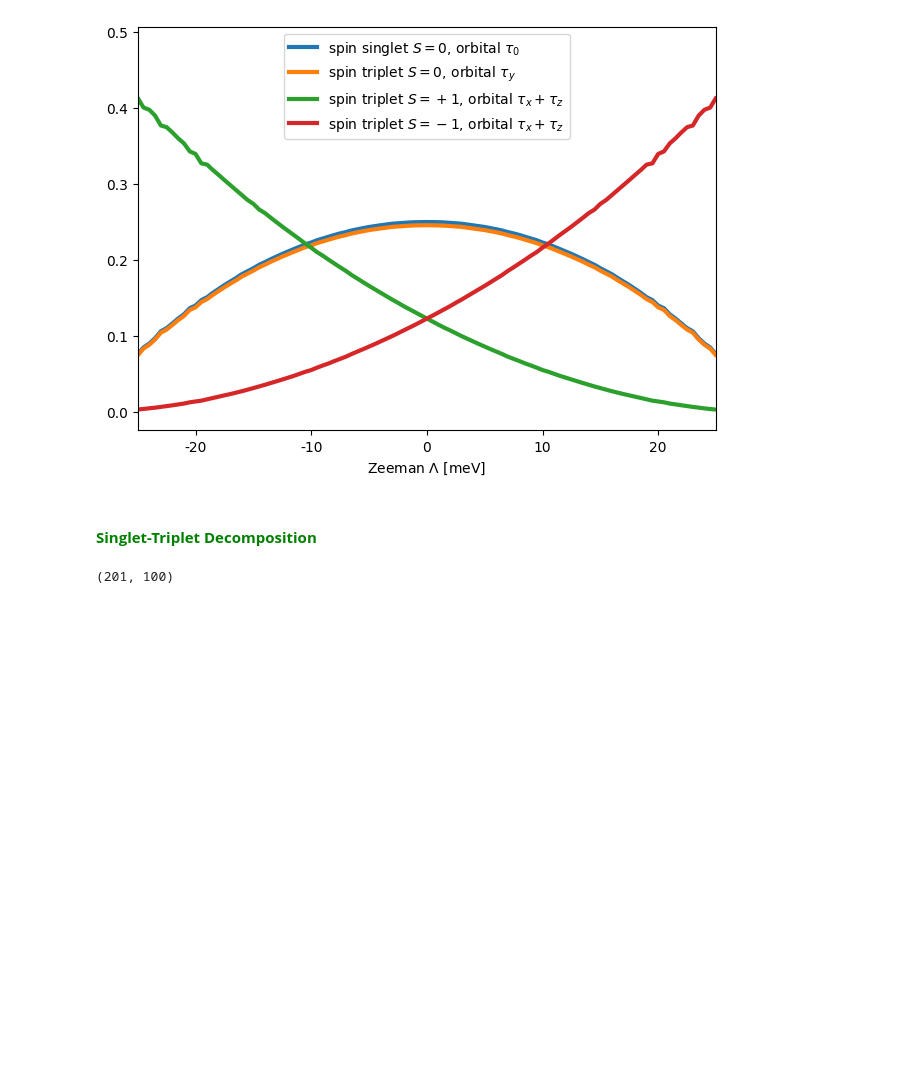
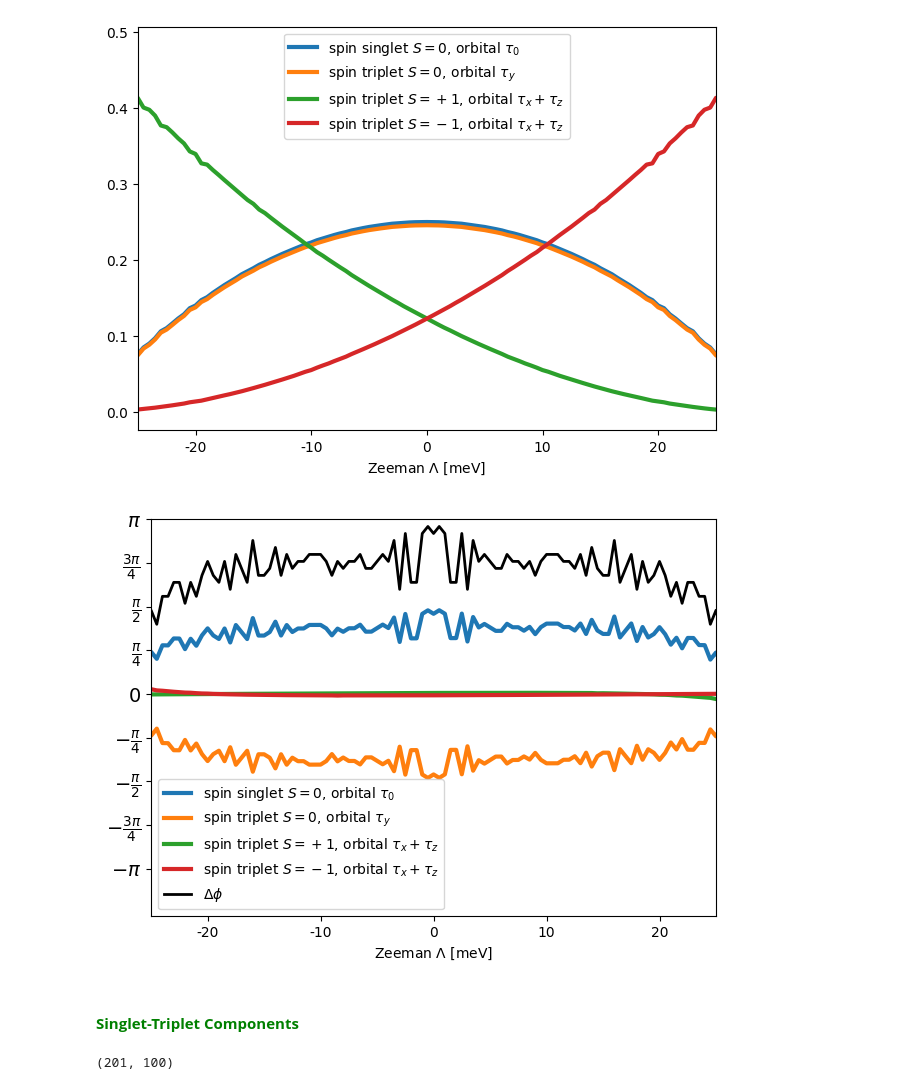
Before and after one commit to danidimic/MTI_SC_Gorkov, a Jupyter notebook: Pairing_Effective_Model.ipynb, the cells around one changed output. Cells and saved outputs as stored; diff of their text form; code cells hidden in the pictures; blank space fills up the shorter version.

```diff
--- a/Pairing_Effective_Model.ipynb
+++ b/Pairing_Effective_Model.ipynb
@@ -431,11 +369,12 @@ labels = ['spin singlet $S=0$, orbital $\\tau_0$',
 sum = np.zeros(201)
 for spin, orbital in zip(range(4), [0, 2, 1, 1]):
 
-    fc = C_avg[:, spin, orbital]/norm if spin == 0 or spin == 1 else C_avg[:, spin, orbital]/norm
-
+    # weights by components
+    fc = C_weights[:, spin, orbital]/norm
     # plot the coefficients
     ax.plot(Zeeman, fc, lw=3, label=labels[spin])
 
+    # sum coefficients
     sum += fc
 
 #ax.plot(Zeeman, sum, c='black', lw=2.5)
@@ -452,8 +391,43 @@ plt.tight_layout()
 plt.show()
 # %% [output]
 [figure]
+# %%
+fig, ax = plt.subplots(1)
+
+labels = ['spin singlet $S=0$, orbital $\\tau_0$',
+          'spin triplet $S=0$, orbital $\\tau_y$',
+          'spin triplet $S=+1$, orbital $\\tau_x+\\tau_z$',
+          'spin triplet $S=-1$, orbital $\\tau_x+\\tau_z$' ]
+
+sum = np.zeros(201)
+for spin, orbital in zip(range(4), [0, 2, 1, 1]):
+
+    # phase by components
+    fc = C_phase[:, spin, orbital]
+    # plot the coefficients
+    ax.plot(Zeeman, fc, lw=3, label=labels[spin])
+
+# phase difference between singlet and triplet
+delta_phase = C_phase[:, 0, 0] - C_phase[:, 1, 2]
+# plot delta_phase
+ax.plot(Zeeman, delta_phase, lw=2, label='$\Delta \phi$', c='black')
+
+ax.set_xlim(-0.025, 0.025)
+ax.set_xticks([-0.020, -0.010, 0, 0.010, 0.020])
+ax.set_xticklabels(['-20', '-10', '0', '10', '20'])
+ax.set_xlabel('Zeeman $\Lambda$ [meV]')
+
+ax.set_ylim(-4, np.pi)
+ax.set_yticks(yticks, ytick_labels, fontsize=14)
+
+ax.legend()
+
+plt.tight_layout()
+plt.show()
+# %% [output]
+[figure, added]
 # %% [markdown]
-#### <font color='green'> **Singlet-Triplet Decomposition** </font>
+#### <font color='green'> **Singlet-Triplet Components** </font>
 # %%
 # swap spin only
 F_swap = np.array([[Block_Reverse(f) for f in F1] for F1 in F_model])
```
Also changed, not shown: parts of 18 cells of this notebook, 10 other files.
